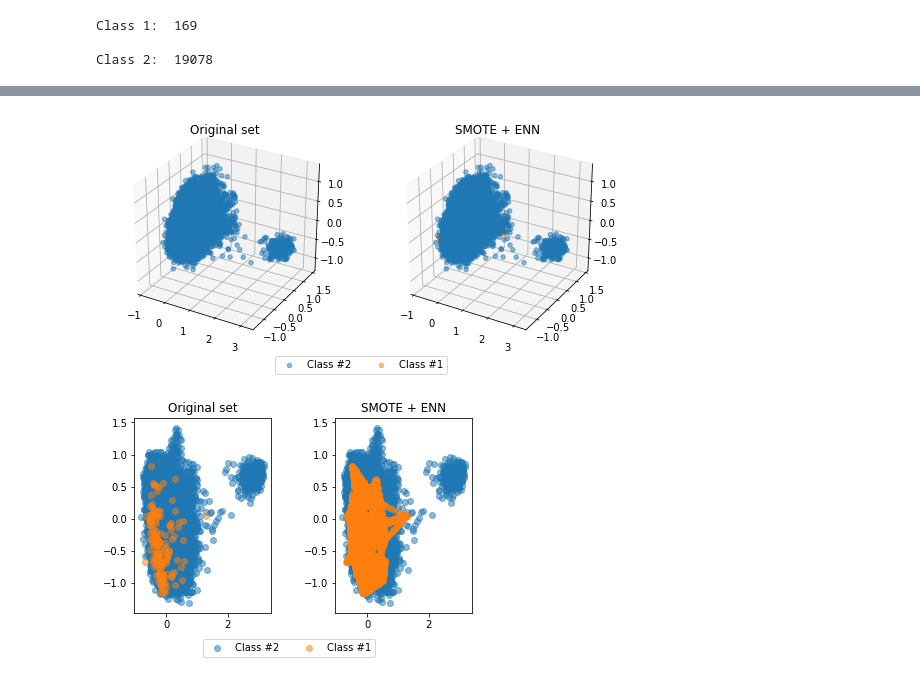
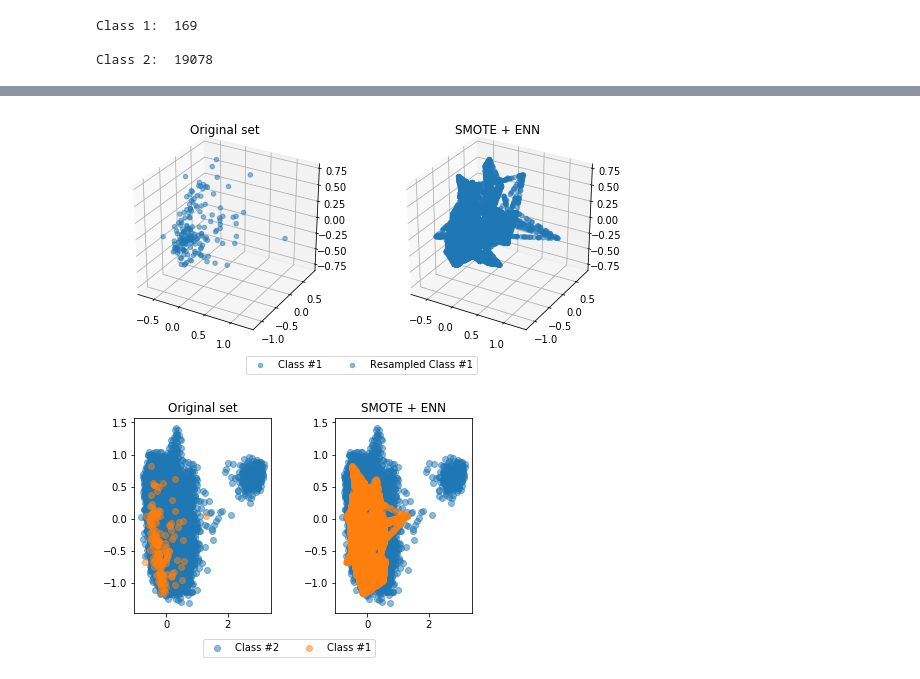
Before and after one commit to cloud2010/dl-models, a Jupyter notebook: notebook/im-learn.ipynb, the cells around one changed output, grey strips where cells are left out. Cells and saved outputs as stored; diff of their text form; code cells hidden in the pictures.

```diff
--- a/notebook/im-learn.ipynb
+++ b/notebook/im-learn.ipynb
@@ -55,26 +55,26 @@ import matplotlib.pyplot as plt
 # %%
 # set up a figure twice as wide as it is tall
 fig = plt.figure(figsize=plt.figaspect(0.5))
 
 # set up the axes for the first plot
 ax1 = fig.add_subplot(1, 2, 1, projection='3d')
 
-c0 = ax1.scatter(X_vis[y == 2, 0], X_vis[y == 2, 1], X_vis[y == 2, 2], label="Class #2", alpha=0.5)
+# c0 = ax1.scatter(X_vis[y == 2, 0], X_vis[y == 2, 1], X_vis[y == 2, 2], label="Class #2", alpha=0.5)
 c1 = ax1.scatter(X_vis[y == 1, 0], X_vis[y == 1, 1], X_vis[y == 1, 2], label="Class #1", alpha=0.5)
 ax1.set_title('Original set')
 
 # set up the axes for the second plot
 ax2 = fig.add_subplot(1, 2, 2, projection='3d')
 
-ax2.scatter(X_res_vis[y_resampled == 2, 0], X_res_vis[y_resampled == 2, 1], X_res_vis[y_resampled == 2, 2], label="Class #2", alpha=0.5)
-ax2.scatter(X_res_vis[y_resampled == 1, 0], X_res_vis[y_resampled == 1, 1], X_res_vis[y_resampled == 1, 2], label="Class #1", alpha=0.5)
+# ax2.scatter(X_res_vis[y_resampled == 2, 0], X_res_vis[y_resampled == 2, 1], X_res_vis[y_resampled == 2, 2], label="Class #2", alpha=0.5)
+ax2.scatter(X_res_vis[y_resampled == 1, 0], X_res_vis[y_resampled == 1, 1], X_res_vis[y_resampled == 1, 2], label="Resampled Class #1", alpha=0.5)
 ax2.set_title('SMOTE + ENN')
 
 # make nice plotting
-fig.legend((c0, c1), ('Class #2', 'Class #1'), loc='lower center', ncol=2, labelspacing=0.)
+fig.legend(loc='lower center', ncol=2, labelspacing=0.)
 plt.tight_layout(pad=3)
 # %% [output]
-[figure, old version]
+[figure, new version]
 # %%
 # Instanciate a PCA object for the sake of easy visualisation
 pca_two = PCA(n_components=2)
```
Also changed, not shown: parts of 13 cells of this notebook.
